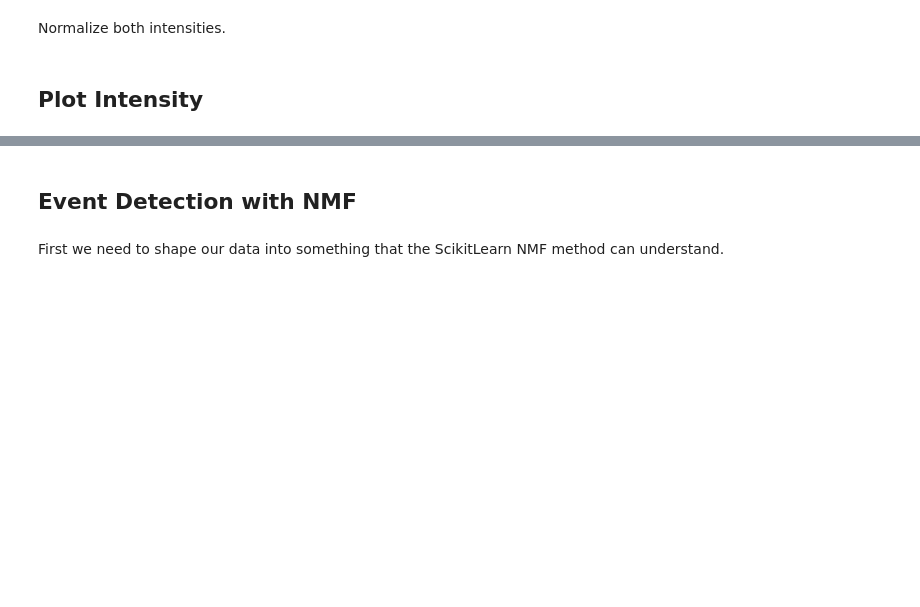
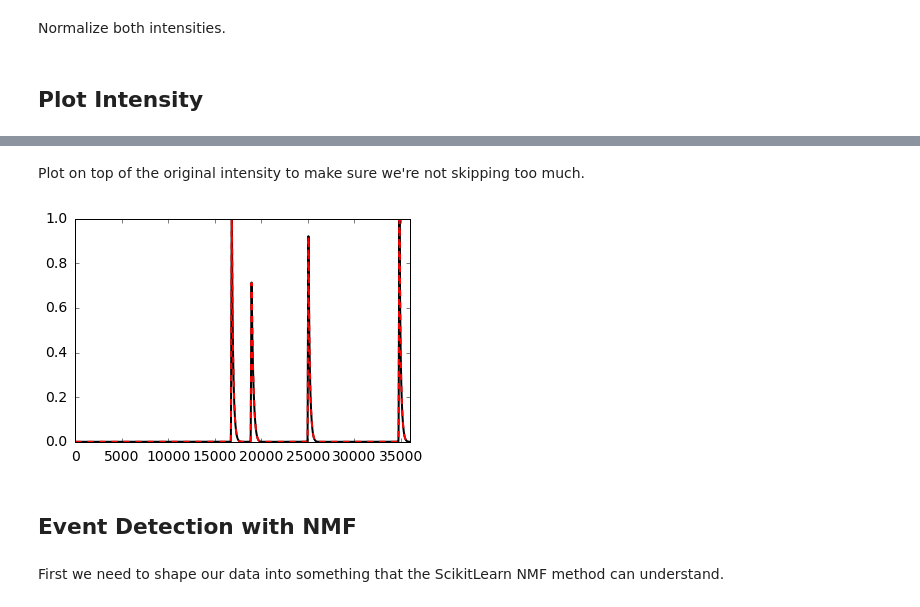
Before and after one commit to wtbarnes/research_notebook, a Jupyter notebook: NMF/light_curve_event_detection.ipynb, the cells around one changed output, grey strips where cells are left out. Cells and saved outputs as stored; diff of their text form; code cells hidden in the pictures; blank space fills up the shorter version.

```diff
--- a/NMF/light_curve_event_detection.ipynb
+++ b/NMF/light_curve_event_detection.ipynb
@@ -209,3 +201,12 @@ plt.show()
+# %% [markdown]
+Plot on top of the original intensity to make sure we're not skipping too much.
+# %%
+plt.plot(t_ebtel,intensity_avg,'k')
+plt.plot(t_ebtel_short,I_short,'--r')
+plt.xlim([t_ebtel[0],t_ebtel[-1]])
+plt.show()
+# %% [output]
+[figure, added]
 # %% [markdown]
 ## Event Detection with NMF
 # %% [markdown]
```
Also changed, not shown: parts of 17 cells of this notebook, 10 other files.
